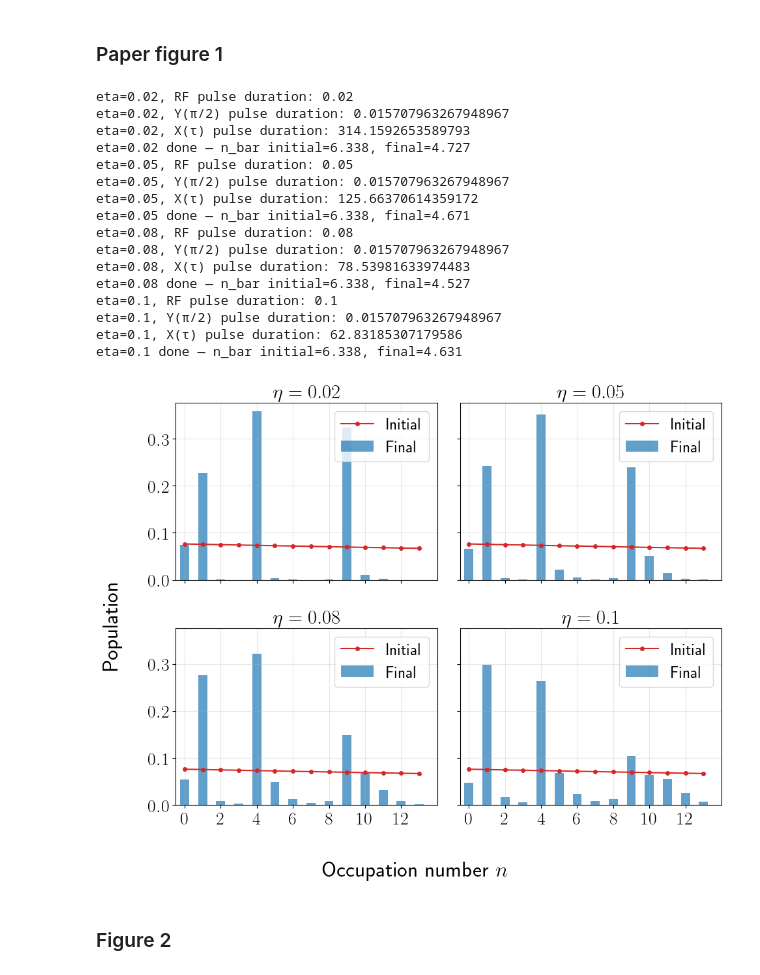
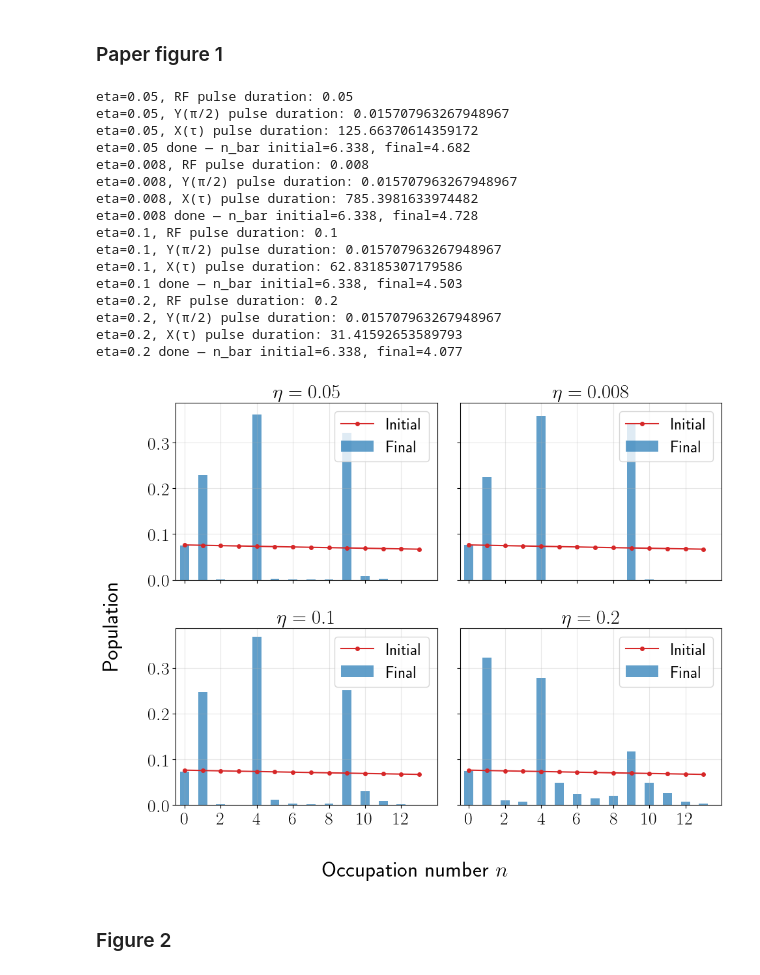
Before and after one commit to GonReina/QLearn, a Jupyter notebook: trapped_ions/Fock_mixtures_sim.ipynb, the cells around one changed output. Cells and saved outputs as stored; diff of their text form; code cells hidden in the pictures.

```diff
--- a/trapped_ions/Fock_mixtures_sim.ipynb
+++ b/trapped_ions/Fock_mixtures_sim.ipynb
@@ -951,7 +951,7 @@ kT = 100
 N = 14
 num_pulses = 30
 
-eta_values = [0.02, 0.05, 0.08, 0.1]
+eta_values = [0.05, 0.008, 0.1, 0.2]
 
 fig, axes = plt.subplots(2, 2, figsize=(10, 8), sharey=True, sharex=True)
 axes = axes.flatten()
@@ -1004,8 +1004,9 @@ for idx, eta in enumerate(eta_values):
     prop_y_undo = (L_y_undo * y_duration).expm()
 
     # 3) X(τ) pulse
-    H_x = 0.5 * nu * s_x_full + nu * a_dag_full * a_full + \
-              0.5 * 1j * Omega * eta * s_z_full * (a_dag_full - a_full)
+    # H_x = 0.5 * nu * s_x_full + nu * a_dag_full * a_full + \
+    #           0.5 * 1j * Omega * eta * s_z_full * (a_dag_full - a_full)
+    H_x = 0.5 * Delta * s_x_full + nu * a_dag_full * a_full + 0.5 * Omega * (s_plus_full * D_op + s_minus_full * D_op.dag())
     print(f"eta={eta}, X(τ) pulse duration: {tau}")
     L_x = liouvillian(H_x, [])
     prop_x = (L_x * tau).expm()
@@ -1048,44 +1049,44 @@ for idx, eta in enumerate(eta_values):
 
     # Plot
     ax = axes[idx]
     p_initial = occupancies[0, :]
     p_final = occupancies[-1, :]
     n_states = np.arange(N)
     ax.plot(n_states, p_initial, 'o-', color='tab:red', markersize=4, label='Initial')
     ax.bar(n_states, p_final, width=0.5, alpha=0.7, color='tab:blue', label='Final')
     ax.set_title(rf'$\eta = {eta}$')
     ax.set_xlim(-0.5, 14)
     ax.set_xticks(np.arange(0, N, 2))
     ax.tick_params(axis='both')
     ax.legend()
     ax.grid(True, alpha=0.3)
 
     print(f"eta={eta} done — n_bar initial={np.dot(n_states, p_initial):.3f}, final={np.dot(n_states, p_final):.3f}")
 
 fig.supxlabel('Occupation number $n$')
 fig.supylabel('Population')
 # fig.suptitle('Cooling in the Lamb-Dicke Regime', fontsize=16, y=1.01)
 plt.tight_layout()
 plt.savefig('figure_2.pdf', format='pdf', bbox_inches='tight', dpi=600)
 plt.show()
 # %% [output]
-eta=0.02, RF pulse duration: 0.02
-eta=0.02, Y(π/2) pulse duration: 0.015707963267948967
-eta=0.02, X(τ) pulse duration: 314.1592653589793
-eta=0.02 done — n_bar initial=6.338, final=4.727
 eta=0.05, RF pulse duration: 0.05
 eta=0.05, Y(π/2) pulse duration: 0.015707963267948967
 eta=0.05, X(τ) pulse duration: 125.66370614359172
-eta=0.05 done — n_bar initial=6.338, final=4.671
-eta=0.08, RF pulse duration: 0.08
-eta=0.08, Y(π/2) pulse duration: 0.015707963267948967
-eta=0.08, X(τ) pulse duration: 78.53981633974483
-eta=0.08 done — n_bar initial=6.338, final=4.527
+eta=0.05 done — n_bar initial=6.338, final=4.682
+eta=0.008, RF pulse duration: 0.008
+eta=0.008, Y(π/2) pulse duration: 0.015707963267948967
+eta=0.008, X(τ) pulse duration: 785.3981633974482
+eta=0.008 done — n_bar initial=6.338, final=4.728
 eta=0.1, RF pulse duration: 0.1
 eta=0.1, Y(π/2) pulse duration: 0.015707963267948967
 eta=0.1, X(τ) pulse duration: 62.83185307179586
-eta=0.1 done — n_bar initial=6.338, final=4.631
+eta=0.1 done — n_bar initial=6.338, final=4.503
+eta=0.2, RF pulse duration: 0.2
+eta=0.2, Y(π/2) pulse duration: 0.015707963267948967
+eta=0.2, X(τ) pulse duration: 31.41592653589793
+eta=0.2 done — n_bar initial=6.338, final=4.077
-[figure, old version]
+[figure, new version]
 # %% [markdown]
 ### Figure 2
 # %%
```
Also changed, not shown: parts of 4 cells of this notebook, 12 other files.
